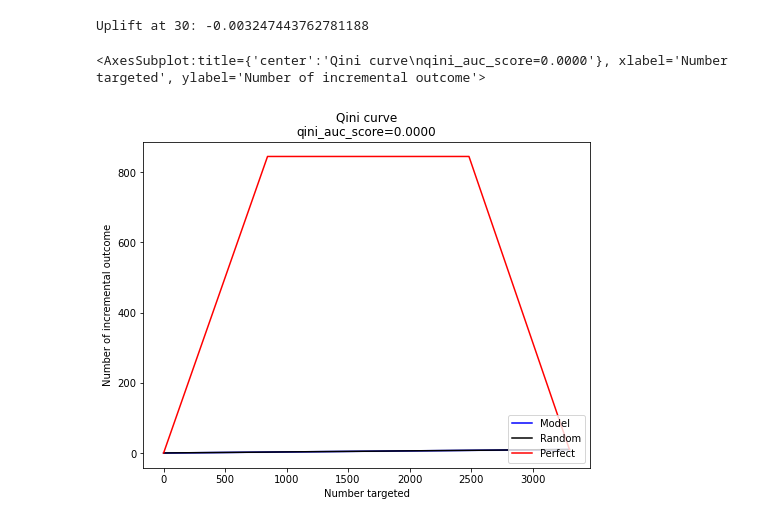
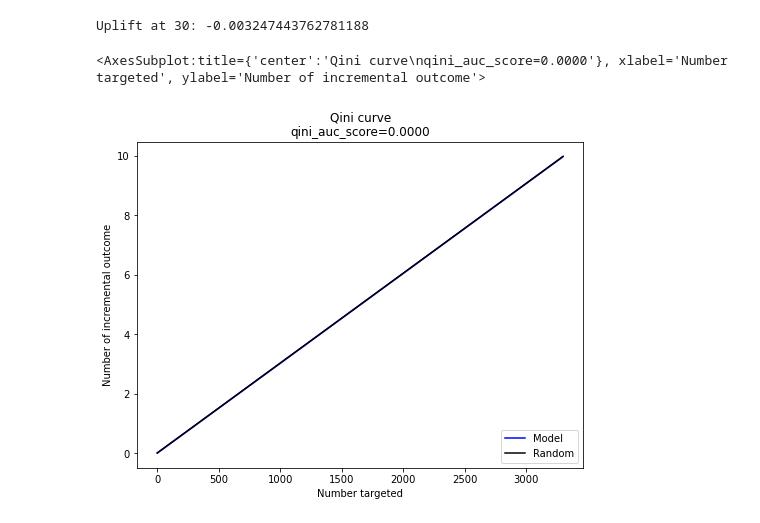
Before and after one commit to Arioll/Uplift-modeling, a Jupyter notebook: SMITE_new_loss.ipynb, the cells around one changed output. Saved outputs shown, nothing was run; the diff lists cells and outputs as text; code cells hidden in the pictures.

Commit message:
add data and notebooks for tables

```diff
--- a/SMITE_new_loss.ipynb
+++ b/SMITE_new_loss.ipynb
@@ -111,7 +111,7 @@ train_dataset = X5Dataset(X_train, y_train, treat_train)
 train_loader = DataLoader(train_dataset, batch_size=batch_size, shuffle=True)
 
 val_dataset = X5Dataset(X_test, y_test, treat_test)
-val_loader = DataLoader(val_dataset, batch_size=batch_size, shuffle=False)
+val_loader = DataLoader(val_dataset, batch_size=batch_size, shuffle=True)
 # %%
 import torch
 import torch.nn as nn
@@ -147,8 +147,8 @@ def loss_function(y_true, preds0, preds1, alpha, T, p):
     return alpha * L + (1 - alpha) * J
 
 input_dim = 21
-# hidden_dims = [256, 256, 256, 256, 256, 256, 256]
-hidden_dims = [256, 256]
+hidden_dims = [256, 256, 512, 512, 1024, 512, 256, 1]
+# hidden_dims = [256, 256]
 
 dims = [input_dim] + hidden_dims + [1]
 
@@ -161,9 +161,11 @@ model = nn.Sequential(*layers).to(device)
 # %%
 optimizer = torch.optim.Adam(model.parameters(), 0.003)
 # %%
-N_EPOCHS = 100
+N_EPOCHS = 1000
 alpha = 0.5
 p = 0.5
+learn_train = []
+learn_val = []
 
 for i in range(N_EPOCHS):
 
@@ -192,5 +194,7 @@ for i in range(N_EPOCHS):
         preds_val += list(preds1 - preds0)
         loss_val.append(loss.item())
 
+    learn_train.append(loss_train)
+    learn_val.append(loss_val)
     accuracy = (np.array(preds_val).astype(np.int16) == np.array(labels_val)).sum() / len(preds_val)
-    print(f'Epoch {i} \t Loss train {loss_train:.4f} \t Accuracy test {accuracy:4f} \t Loss test {np.mean(loss_val):.4f}')
+#     print(f'Epoch {i} \t Loss train {loss_train:.4f} \t Accuracy test {accuracy:4f} \t Loss test {np.mean(loss_val):.4f}')
@@ -227,7 +225,7 @@ print(f"Uplift at 30: {score}")
 Uplift at 30: -0.003247443762781188
 # %%
 from sklift.viz import plot_qini_curve
-plot_qini_curve(y_true=y_test, uplift=uplift, treatment=treat_test, negative_effect=True)
+plot_qini_curve(y_true=y_test, uplift=uplift, treatment=treat_test, negative_effect=True, perfect=False)
 # %% [output]
 <AxesSubplot:title={'center':'Qini curve\nqini_auc_score=0.0000'}, xlabel='Number targeted', ylabel='Number of incremental outcome'>
-[figure, old version]
+[figure, new version]
```
Also changed, not shown: parts of 2 cells of this notebook, 8 other files.
